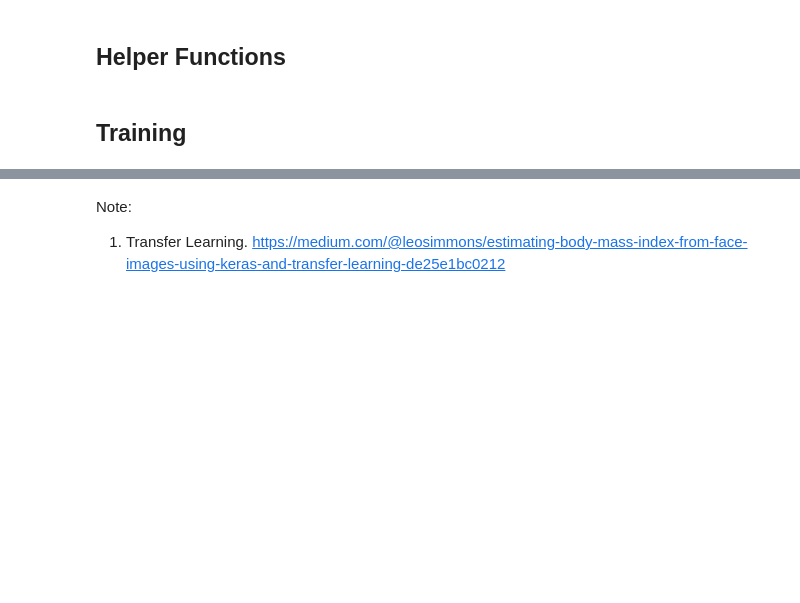
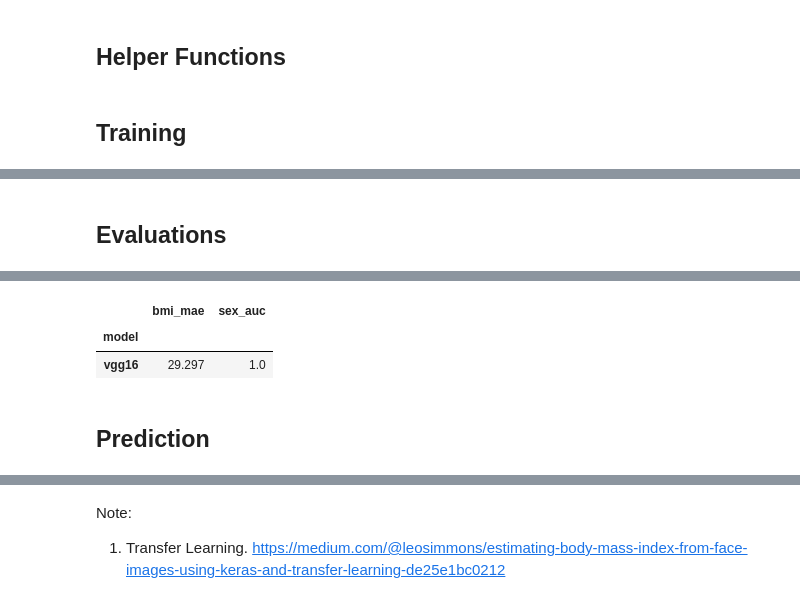
Before and after one commit to hjiangAnthony/dl_image_bmi, a Jupyter notebook: ml_final_1.02_tuning.ipynb, the cells around one changed output, grey strips where cells are left out. Cells and saved outputs as stored; diff of their text form; code cells hidden in the pictures; blank space fills up the shorter version.

```diff
--- a/ml_final_1.02_tuning.ipynb
+++ b/ml_final_1.02_tuning.ipynb
@@ -396,0 +501,22 @@ Downloading data from https://github.com/rcmalli/keras-vggface/releases/download
+# %% [markdown]
+## Evaluations
+# %%
+valid['gender_label'] = valid.gender.map(lambda i: 1 if i == 'Male' else 0)
+# %%
+import json
+import glob
+
+metrics = model.evaluate_perf(valid)
+metrics['model'] = model_type
+with open('/home/anthony/projects/dl_image_bmi/metrics/{:s}.json'.format(model_type), 'w') as f:
+    json.dump(metrics, f)
+
+metrics = []
+for i in glob.glob('/home/anthony/projects/dl_image_bmi/metrics/*.json'):
+    with open(i, 'r') as f:
+        res = json.load(f)
+    metrics.append(res)
+metrics = pd.DataFrame(metrics)
+metrics['model'] = metrics['model'].apply(lambda i: '* ' + i if i == model_id else i)
+metrics.set_index('model').round(3)
+# %% [output]
@@ -397 +524,6 @@ Downloading data from https://github.com/rcmalli/keras-vggface/releases/download
+|  | bmi_mae | sex_auc |
+| model |  |  |
+| vgg16 | 29.297 | 1.0 |
+# %% [markdown]
+## Prediction
 # %%
```
Also changed, not shown: parts of 22 cells of this notebook, 2 other files.
